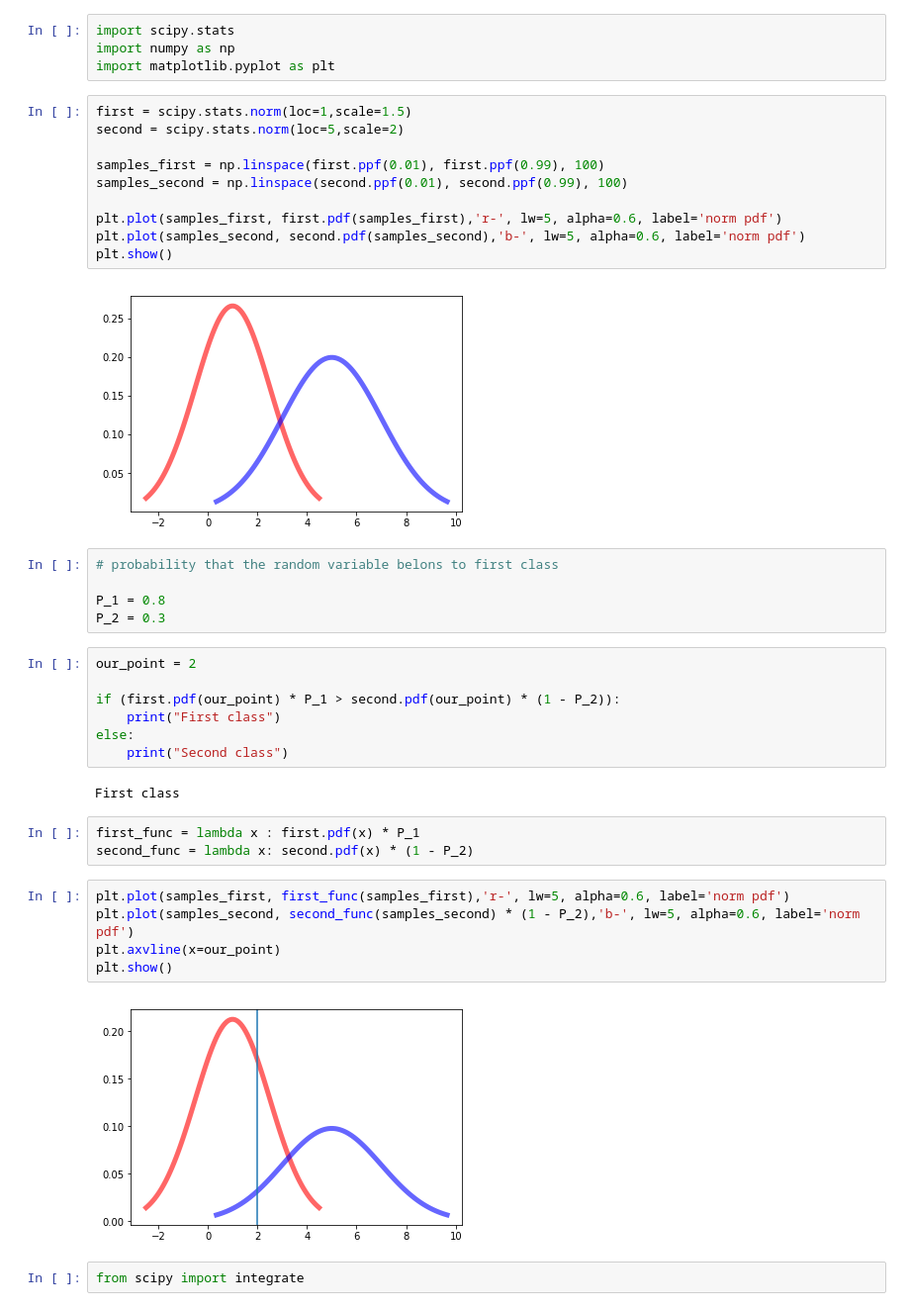
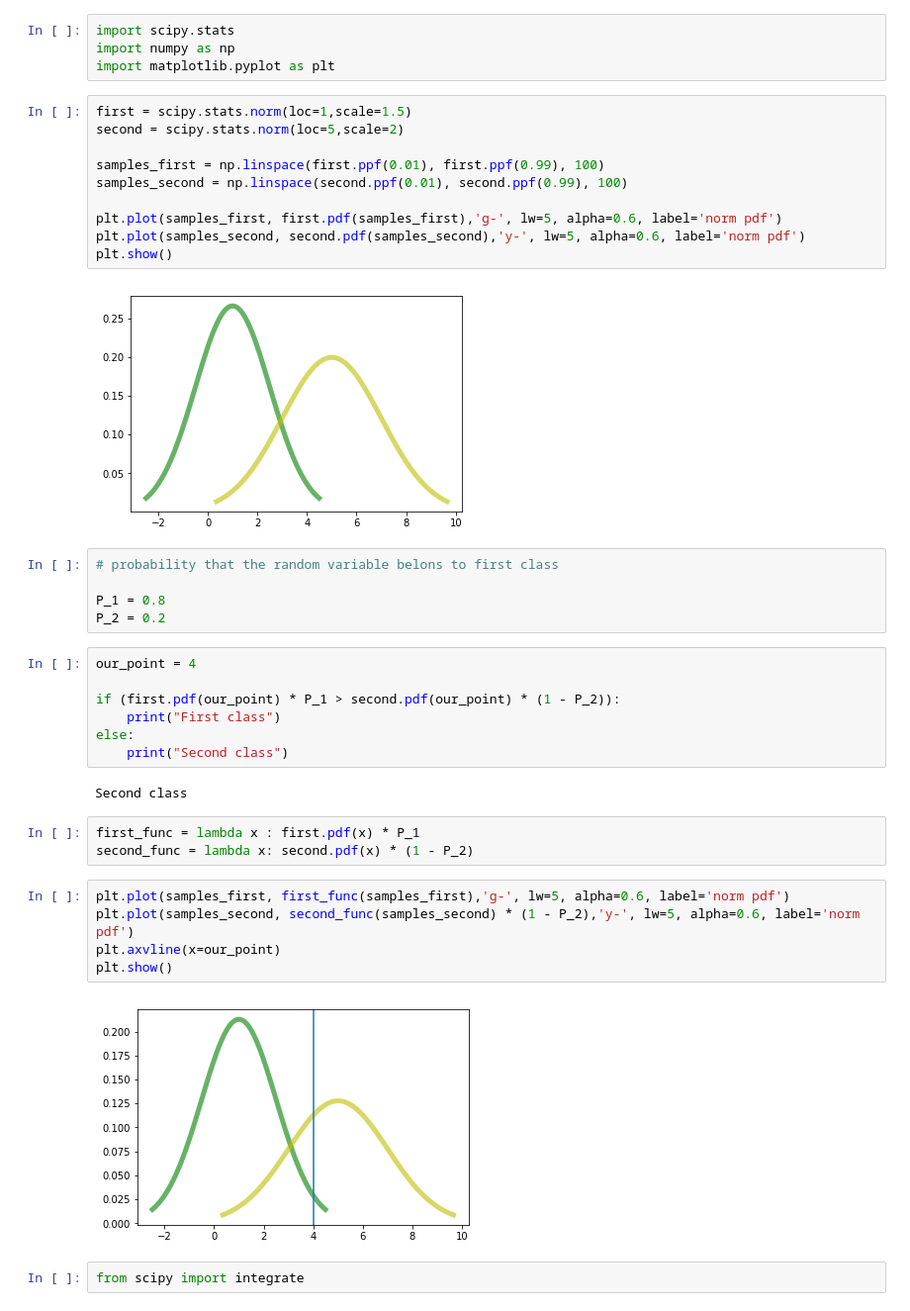
Before and after one commit to devvindan/praise-the-marina, a Jupyter notebook: Probabilities/Probabilities.ipynb, the cells around one changed output. Shown: that part at 99% size. Drawn from its saved outputs; the diff is of its cells as text.

```diff
--- a/Probabilities/Probabilities.ipynb
+++ b/Probabilities/Probabilities.ipynb
@@ -9,35 +9,35 @@ second = scipy.stats.norm(loc=5,scale=2)
 samples_first = np.linspace(first.ppf(0.01), first.ppf(0.99), 100)
 samples_second = np.linspace(second.ppf(0.01), second.ppf(0.99), 100)
 
-plt.plot(samples_first, first.pdf(samples_first),'r-', lw=5, alpha=0.6, label='norm pdf')
-plt.plot(samples_second, second.pdf(samples_second),'b-', lw=5, alpha=0.6, label='norm pdf')
+plt.plot(samples_first, first.pdf(samples_first),'g-', lw=5, alpha=0.6, label='norm pdf')
+plt.plot(samples_second, second.pdf(samples_second),'y-', lw=5, alpha=0.6, label='norm pdf')
 plt.show()
 # %% [output]
-[figure, old version]
+[figure, new version]
 # %%
 # probability that the random variable belons to first class
 
 P_1 = 0.8
-P_2 = 0.3
+P_2 = 0.2
 # %%
-our_point = 2
+our_point = 4
 
 if (first.pdf(our_point) * P_1 > second.pdf(our_point) * (1 - P_2)):
     print("First class")
 else:
     print("Second class")
 # %% [output]
-First class
+Second class
 # %%
 first_func = lambda x : first.pdf(x) * P_1
 second_func = lambda x: second.pdf(x) * (1 - P_2)
 # %%
-plt.plot(samples_first, first_func(samples_first),'r-', lw=5, alpha=0.6, label='norm pdf')
-plt.plot(samples_second, second_func(samples_second) * (1 - P_2),'b-', lw=5, alpha=0.6, label='norm pdf')
+plt.plot(samples_first, first_func(samples_first),'g-', lw=5, alpha=0.6, label='norm pdf')
+plt.plot(samples_second, second_func(samples_second) * (1 - P_2),'y-', lw=5, alpha=0.6, label='norm pdf')
 plt.axvline(x=our_point)
 plt.show()
 # %% [output]
-[figure, old version]
+[figure, new version]
 # %%
 from scipy import integrate
 # %%
```
Also changed, not shown: parts of 1 cell of this notebook, 2 other files.
